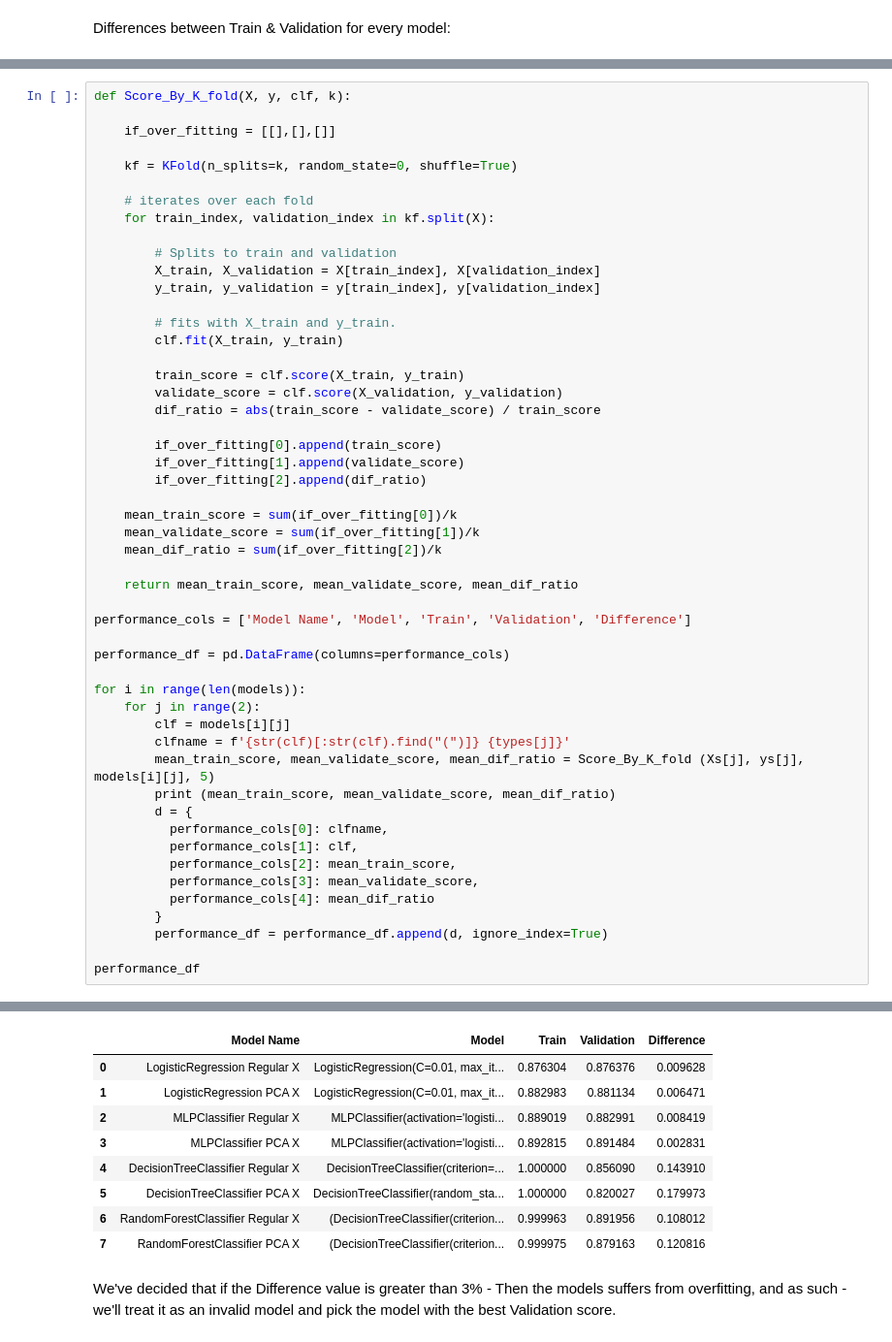
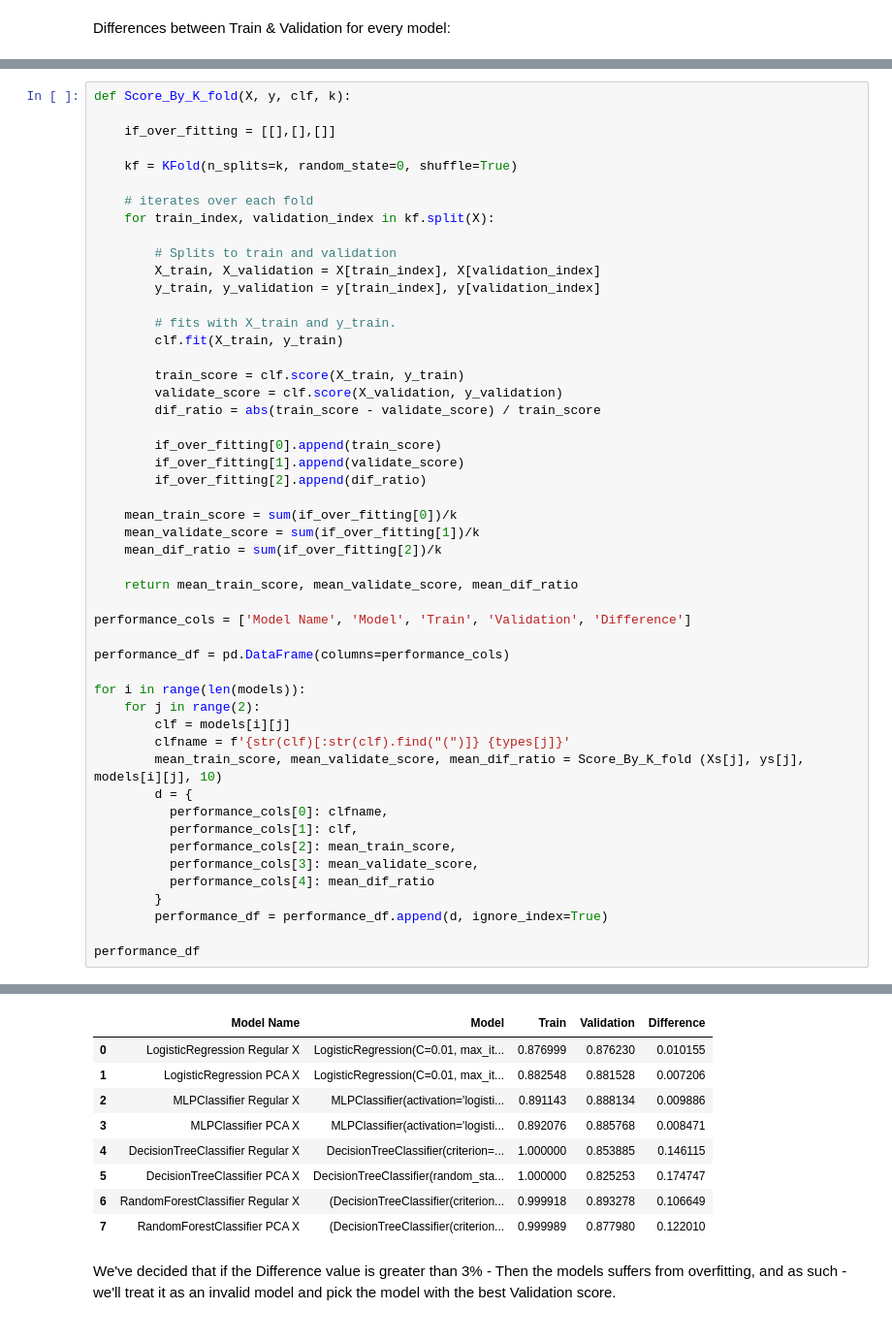
Before and after one commit to daniellepidt/ecommerce-machine-learning, a Jupyter notebook: final/Final_Project_ML_group7.ipynb, the cells around one changed output, grey strips where cells are left out. Shown at 97% size. Cells and saved outputs as stored; diff of their text form.

```diff
--- a/final/Final_Project_ML_group7.ipynb
+++ b/final/Final_Project_ML_group7.ipynb
@@ -1367,8 +1351,7 @@ for i in range(len(models)):
     for j in range(2):
         clf = models[i][j]
         clfname = f'{str(clf)[:str(clf).find("(")]} {types[j]}'
-        mean_train_score, mean_validate_score, mean_dif_ratio = Score_By_K_fold (Xs[j], ys[j], models[i][j], 5)
-        print (mean_train_score, mean_validate_score, mean_dif_ratio)
+        mean_train_score, mean_validate_score, mean_dif_ratio = Score_By_K_fold (Xs[j], ys[j], models[i][j], 10)
         d = {
           performance_cols[0]: clfname,
           performance_cols[1]: clf,
@@ -1391,12 +1366,12 @@ performance_df
 |  | Model Name | Model | Train | Validation | Difference |
-| 0 | LogisticRegression Regular X | LogisticRegression(C=0.01, max_it... | 0.876304 | 0.876376 | 0.009628 |
-| 1 | LogisticRegression PCA X | LogisticRegression(C=0.01, max_it... | 0.882983 | 0.881134 | 0.006471 |
-| 2 | MLPClassifier Regular X | MLPClassifier(activation='logisti... | 0.889019 | 0.882991 | 0.008419 |
-| 3 | MLPClassifier PCA X | MLPClassifier(activation='logisti... | 0.892815 | 0.891484 | 0.002831 |
-| 4 | DecisionTreeClassifier Regular X | DecisionTreeClassifier(criterion=... | 1.000000 | 0.856090 | 0.143910 |
-| 5 | DecisionTreeClassifier PCA X | DecisionTreeClassifier(random_sta... | 1.000000 | 0.820027 | 0.179973 |
-| 6 | RandomForestClassifier Regular X | (DecisionTreeClassifier(criterion... | 0.999963 | 0.891956 | 0.108012 |
-| 7 | RandomForestClassifier PCA X | (DecisionTreeClassifier(criterion... | 0.999975 | 0.879163 | 0.120816 |
+| 0 | LogisticRegression Regular X | LogisticRegression(C=0.01, max_it... | 0.876999 | 0.876230 | 0.010155 |
+| 1 | LogisticRegression PCA X | LogisticRegression(C=0.01, max_it... | 0.882548 | 0.881528 | 0.007206 |
+| 2 | MLPClassifier Regular X | MLPClassifier(activation='logisti... | 0.891143 | 0.888134 | 0.009886 |
+| 3 | MLPClassifier PCA X | MLPClassifier(activation='logisti... | 0.892076 | 0.885768 | 0.008471 |
+| 4 | DecisionTreeClassifier Regular X | DecisionTreeClassifier(criterion=... | 1.000000 | 0.853885 | 0.146115 |
+| 5 | DecisionTreeClassifier PCA X | DecisionTreeClassifier(random_sta... | 1.000000 | 0.825253 | 0.174747 |
+| 6 | RandomForestClassifier Regular X | (DecisionTreeClassifier(criterion... | 0.999918 | 0.893278 | 0.106649 |
+| 7 | RandomForestClassifier PCA X | (DecisionTreeClassifier(criterion... | 0.999989 | 0.877980 | 0.122010 |
 # %% [markdown]
 We've decided that if the Difference value is greater than 3% - Then the models suffers from overfitting, and as such - we'll treat it as an invalid model and pick the model with the best Validation score.
 # %%
```
Also changed, not shown: parts of 8 cells of this notebook.
